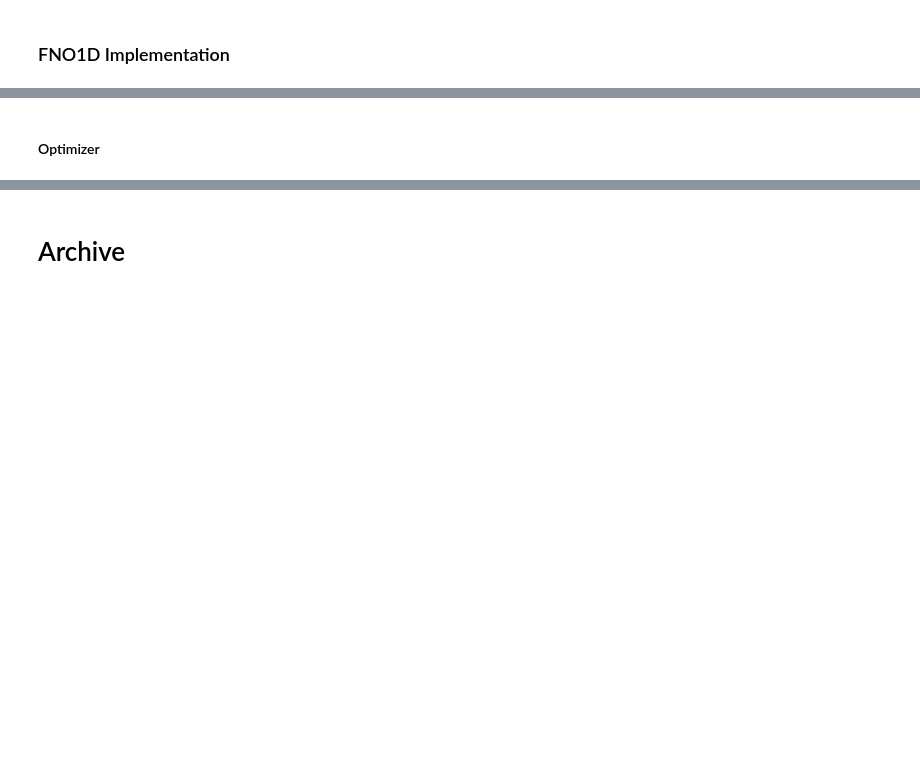
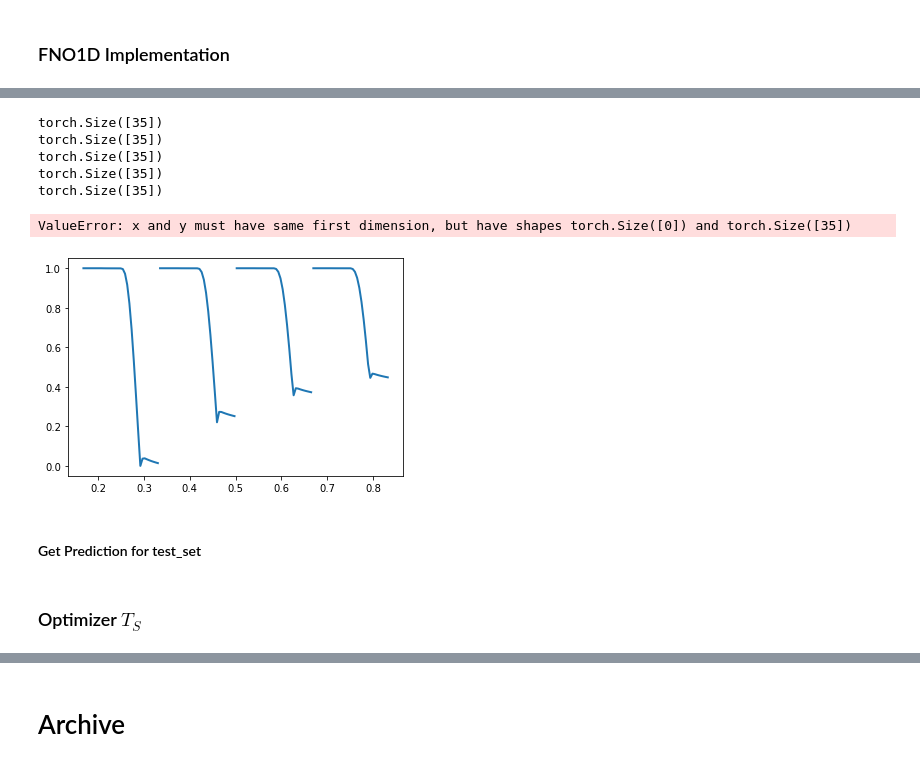
Before and after one commit to fabianjaeger1/DLSC, a Jupyter notebook: Project_A/Fabian_Jaeger_Task3_new.ipynb, the cells around one changed output, grey strips where cells are left out. Drawn from its saved outputs; the diff is of its cells as text; code cells hidden in the pictures; blank space fills up the shorter version.

```diff
--- a/Project_A/Fabian_Jaeger_Task3_new.ipynb
+++ b/Project_A/Fabian_Jaeger_Task3_new.ipynb
@@ -106,13 +106,0 @@ print(delta_t_norm)
-# %%
-a_t = []
-for idx, t in enumerate(t_train_import):
-    # print(idx)
-    if idx == (len(t_train_import)-1):
-        print("last element")
-    else:
-        a_idx = (Tf0[idx+1] - Tf0[idx])/(delta_t*(Tf0[idx] - Ts0[idx]))
-        # print(a_idx)
-        a_t.append(a_idx)
-
-a_t = torch.tensor(a_t)
-# a_t = a_t.numpy()
@@ -144,10 +106,0 @@ tensor([ 0.0000e+00,  0.0000e+00,  0.0000e+00,  0.0000e+00,  0.0000e+00,
-# %%
-a_t_norm = []
-for idx, t in enumerate(t_train_norm):
-    if idx == (len(t_train_norm) - 1):
-        print("Last element")
-    else:
-        a_idx = (Tf0_norm[idx+1] - Tf0_norm[idx])/(delta_t*(Tf0_norm[idx] - Ts0_norm[idx]))
-        a_t_norm.append(a_idx)
-a_t_norm = torch.tensor(a_t_norm)
-# a_t_norm = a_t_norm.numpy()
@@ -353,3 +372,24 @@ fno = FNO1d(modes, width)
+# %%
+for idx, t in enumerate(input_Tf_train):
+    input_function_test_n = input_Tf_train[idx, :].unsqueeze(0)
+    output_function_test_n = output_Tf_train[idx, :].unsqueeze(0)
+
+    output_function_test_pred_n = fno_Tf(input_function_test_n)
+
+    print(output_function_test_n[0].shape)
+
+    plt.plot(input_Tf_train.reshape(-1,2)[(idx+1)*batch_dim:(idx+1)*batch_dim+batch_dim, 1].detach(), output_function_test_n[0].detach(), label="True Solution", c="C0", lw=2)
+    # plt.scatter(input_Tf_train.reshape(-1,2)[(idx+1)*batch_dim:(idx+1)*batch_dim+batch_dim, 1].detach(), output_function_test_pred_n[0].detach(), label="Approximate Solution", s=8, c="C0")
+# %% [output]
+torch.Size([35])
+torch.Size([35])
+torch.Size([35])
+torch.Size([35])
+torch.Size([35])
+ValueError: x and y must have same first dimension, but have shapes torch.Size([0]) and torch.Size([35])
+[figure, added]
+# %% [markdown]
+#### Get Prediction for test_set
 # %% [markdown]
-#### Optimizer
+### Optimizer $T_S$
 # %%
```
Also changed, not shown: parts of 29 cells of this notebook, 2 other files.
